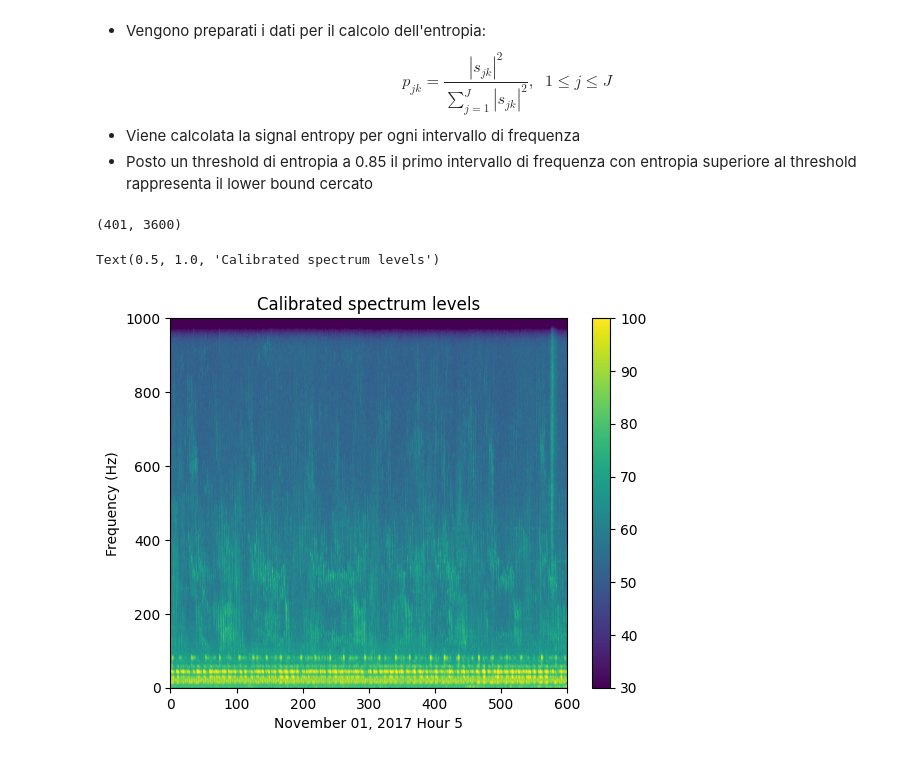
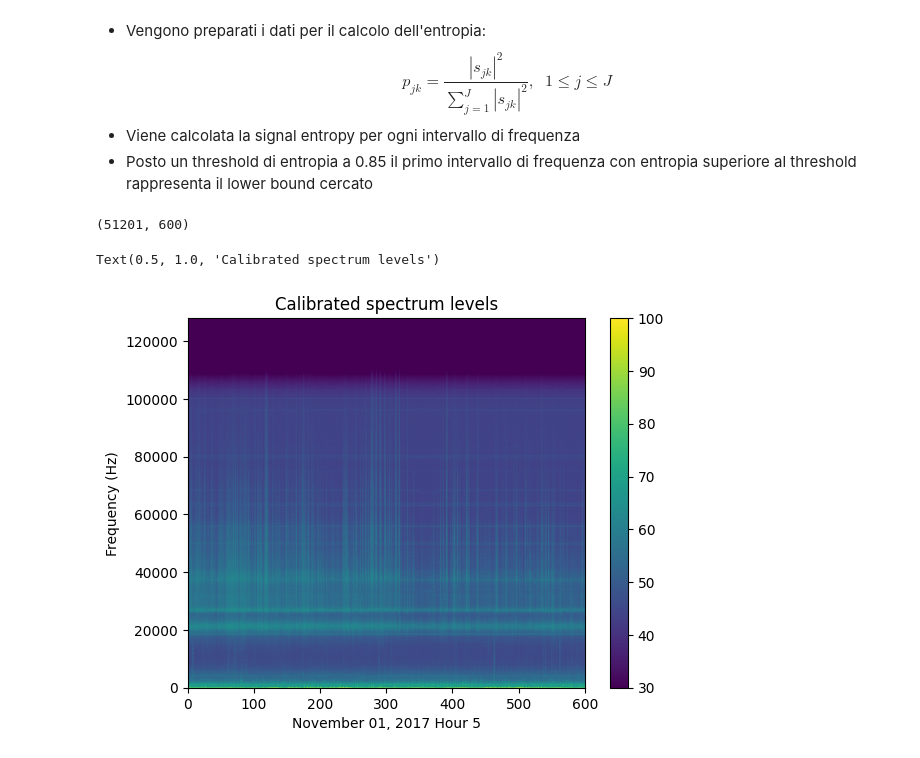
Before and after one commit to VerzaElisa/MarineMammalsDetection, a Jupyter notebook: mmd.ipynb, the cells around one changed output. Cells and saved outputs as stored; diff of their text form; code cells hidden in the pictures.

Commit message:
Fix calcolo PSD + Audio 64kHz

```diff
--- a/mmd.ipynb
+++ b/mmd.ipynb
@@ -22,14 +22,15 @@ bucket = 'pacific-sound-2khz'
 year = 2017
 month = 11
 fr = 2.5
-#filename = 'MARS_20180101_092406.wav'
-#sample_rate = 256000
-filename = "MARS-20171101T000000Z-2kHz.wav"
-sample_rate = 2000
+filename = 'MARS_20180101_092406.wav'
+sample_rate = 256000
+#filename = "MARS-20171101T000000Z-2kHz.wav"
+#sample_rate = 2000
 
 key = f'{year:04d}/{month:02d}/{filename}'
 url = f'https://{bucket}.s3.amazonaws.com/{key}'
 audio_dir = Path('media', 'audio')
+docs_dir = Path('media', 'docs')
 
 s3 = boto3.resource('s3',
     aws_access_key_id='',
@@ -64,13 +65,13 @@ Il lower bound viene calcolato in modo adattivo secondo il seguente algoritmo:<b
 * Viene calcolata la signal entropy per ogni intervallo di frequenza
 * Posto un threshold di entropia a 0.85 il primo intervallo di frequenza con entropia superiore al threshold rappresenta il lower bound cercato
 # %%
-def psd_1sec(x, w, sr: int, freq_response_db: float):
+def psd_1sec(x, w, sr: int):
     """
     Computes power spectral density (PSD) estimates in 1` second bins on the input signal x
     :param x:  sample array of raw float measurements (to be converted to volts)
+    :param w:  window function to be used for the PSD estimate
     :param sr:  sampling rate of the raw samples
-    :param freq_response_db:  frequency response of the hydrophone
-    :return: power spectral density, array of sample frequencies
+    :return: power spectral density, array of sample frequencies, power spectral density in dB
     """
 
     # convert scaled voltage to volts
@@ -81,6 +82,7 @@ def psd_1sec(x, w, sr: int, freq_response_db: float):
     sample_num = int(sr/fr)
     nfreq = int(sample_num / 2 + 1)
     sg = np.empty((nfreq, num_seconds), float)
+    spec = np.empty((nfreq, num_seconds), float)
 
     # process spectrogram
     spa = 1  # seconds per average
@@ -88,26 +90,30 @@ def psd_1sec(x, w, sr: int, freq_response_db: float):
         cstart = x * spa * sr
         cend = cstart + spa * sr
         f, psd = signal.welch(v[cstart:cend], fs=sr, window=w, nperseg=sample_num)
-        psd = 10 * np.log10(psd) + freq_response_db
+        hp = 177.9 if sample_rate == 2000 else 0
+        db_psd = 10 * np.log10(psd)+hp
         sg[:, x] = psd
+        spec[:, x] = db_psd
 
-    return sg, f
+    return sg, f, spec
 # %%
 # Creazione della finestra di Kaiser con 2.5Hz risoluzione di frequenza
 sample_num = int(sample_rate/fr)
 kaiser_win = signal.windows.kaiser(sample_num, beta=14)
 
-# Calcolo della STPSD con finestre di 1 secondo mantenendo la risposta in frequenza a 2.5Hz
-psd_np, f = psd_1sec(x, kaiser_win, sample_rate, 177.9)
+# Calcolo della STPSD con finestre di 1 secondo mantenendo la risoluzione in frequenza a 2.5Hz
+psd_np, f, spec = psd_1sec(x, kaiser_win, sample_rate)
+psd_df = pd.DataFrame(psd_np)
 psd_np.shape
 # %% [output]
-(401, 3600)
+(51201, 600)
 # %%
-plt.imshow(psd_np,extent=[0, 600, min(f), max(f)],aspect='auto',origin='lower',vmin=30,vmax=100)
+# Plot dello spettrogramma
+plt.imshow(spec,extent=[0, 600, min(f), max(f)],aspect='auto',origin='lower',vmin=30,vmax=100)
 plt.colorbar()
 plt.xlabel('November 01, 2017 Hour 5')
 plt.ylabel('Frequency (Hz)')
 plt.title('Calibrated spectrum levels')
 # %% [output]
 Text(0.5, 1.0, 'Calibrated spectrum levels')
-[figure, old version]
+[figure, new version]
```
Also changed, not shown: parts of 8 cells of this notebook, 1 other file.
